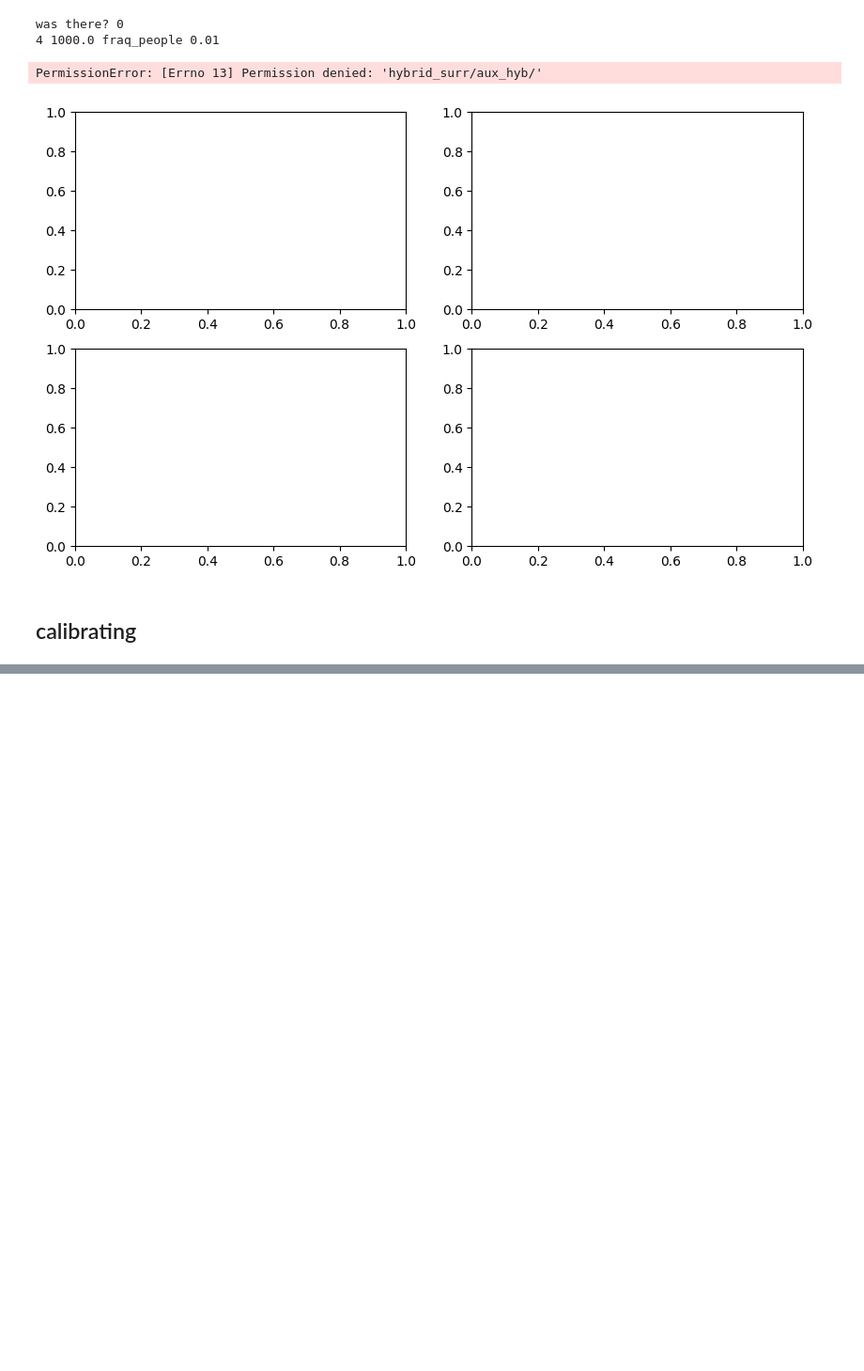
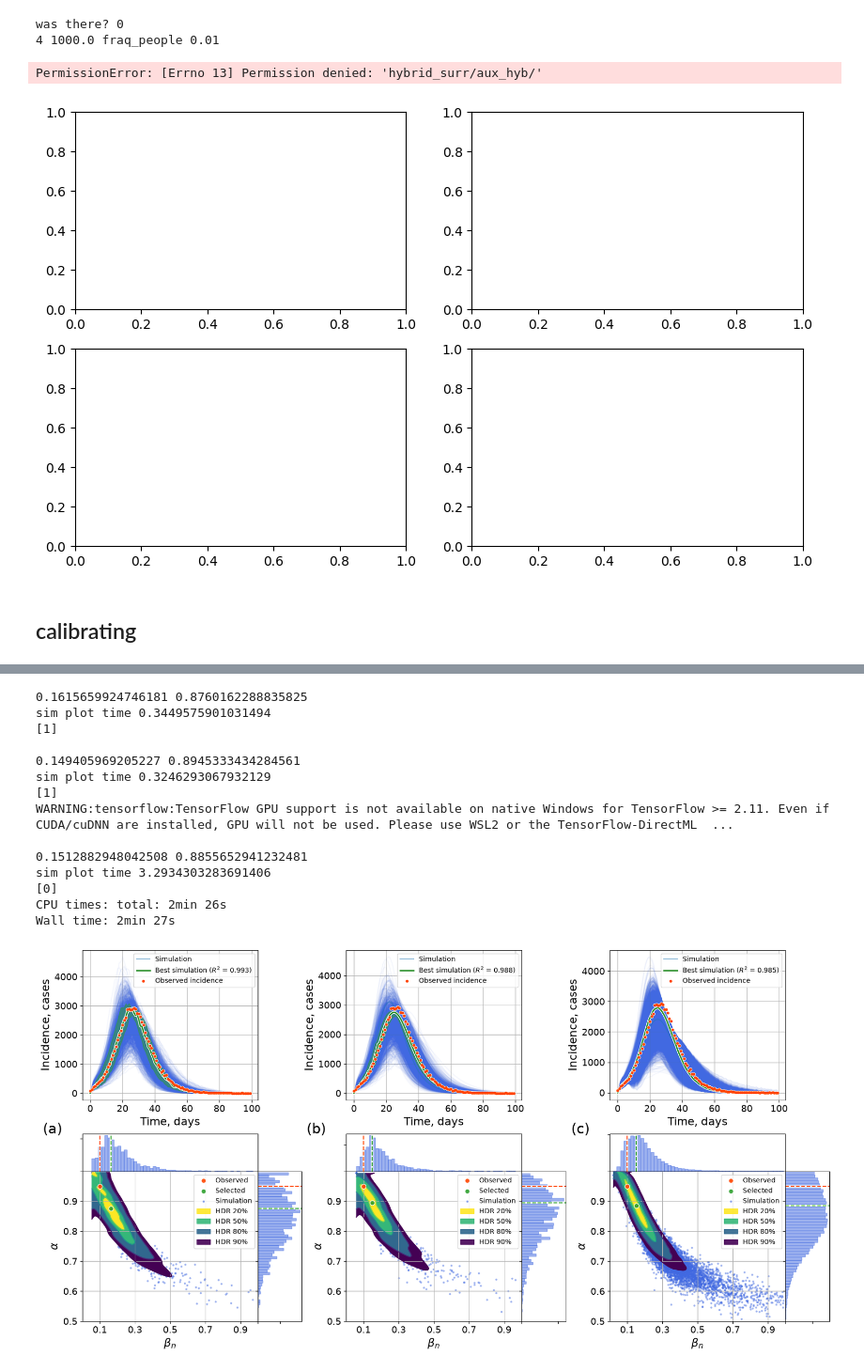
Before and after one commit to Mpkosh/hybrid-surrogate-mcp, a Jupyter notebook: examples.ipynb, the cells around one changed output, grey strips where cells are left out. Shown at 94% size. Drawn from its saved outputs; the diff is of its cells as text; code cells hidden in the pictures; blank space fills up the shorter version.

Commit message:
added funcs for forecast; new hybrid pymc idata with predictions for all days

```diff
--- a/examples.ipynb
+++ b/examples.ipynb
@@ -268,59 +447,74 @@ gs11 = gs[1,1].subgridspec(2, 2, wspace=0, hspace=0.,
                         height_ratios=[1, 4])
 gs12 = gs[1,2].subgridspec(2, 2, wspace=0, hspace=0.,
                         width_ratios=[4, 1],
                         height_ratios=[1, 4])
 top='ba'
 idata14 = az.from_netcdf(folder+f"ba_net_600_3.nc")
 idata7 = az.from_netcdf(folder+f"ba_hyb_600_3_s3_r3.nc")
 idata0 = az.from_netcdf(folder+f"ba_surr.nc").rename({"beta": "tau"})
 
 
 with_switch=np.array(False)
 with_df=np.array(False)
+n_hyb_runs=10
 num_runs=[1]
 frac=[1]
 gamma = 0.3
 delta=0.2
 n_nodes=100000
 network_params=[with_switch,num_runs,frac,
                 gamma,delta,n_nodes,top,koeff,shift]
 
-n_hyb_runs=1
+
 for gs_0i, gs_1i, idata_i,idx  in zip([gs00,gs01,gs02],
                                  [gs10,gs11,gs12],
                          [idata14,idata7,idata0],
                                      np.arange(3)):
-    if idx==2:
-        if idx==1:
-            n_hyb_runs=1
-            frac=[0.05]
-            with_switch=np.array(True)
-            network_params=[with_switch,num_runs,frac,gamma,
-                            delta,n_nodes,top,koeff,shift]
-        elif idx == 2:
-            n_hyb_runs=0
-            num_runs = [0]
-            frac=[1]
-            with_switch=np.array(False)
-            network_params=[with_switch,num_runs,frac,gamma,
-                            delta,n_nodes,top,koeff,shift]
 
-        ax_curves = fig.add_subplot(gs_0i[0])
+    if idx==1:
+        frac=[0.05]
+        with_switch=np.array(True)
+        network_params=[with_switch,num_runs,frac,gamma,
+                        delta,n_nodes,top,koeff,shift]
+    elif idx == 2:
+        num_runs = [0]
+        frac=[1]
+        with_switch=np.array(False)
+        network_params=[with_switch,num_runs,frac,gamma,
+                        delta,n_nodes,top,koeff,shift]
 
-        ax_up = fig.add_subplot(gs_1i[0])
-        ax_scatter = fig.add_subplot(gs_1i[2], sharex=ax_up)
-        ax_right = fig.add_subplot(gs_1i[3], sharey=ax_scatter)
+    ax_curves = fig.add_subplot(gs_0i[0])
 
-        plot_funcs.plot_calib(observed_data, idata_i,
-                       true_tau, true_alpha,
-                       network_params, pred=False,
-                              n_hyb_runs=n_hyb_runs,
-                             ax_curves=[ax_curves],
-                             ax_kde=[ax_up,ax_scatter,ax_right])
-        fontsize=14
-        ax_curves.annotate(labels[idx], xy=(0, 0), xycoords='axes fraction',
-                               xytext=(-30, -50), textcoords='offset points',
-                               fontsize=1.5*fontsize, ha='right', va='baseline')
+    ax_up = fig.add_subplot(gs_1i[0])
+    ax_scatter = fig.add_subplot(gs_1i[2], sharex=ax_up)
+    ax_right = fig.add_subplot(gs_1i[3], sharey=ax_scatter)
+
+    beta_mode, alpha_mode = plot_funcs.plot_calib(observed_data, idata_i,
+                   true_tau, true_alpha,
+                   network_params, pred=False,
+                          n_hyb_runs=n_hyb_runs,
+                         ax_curves=[ax_curves],
+                         ax_kde=[ax_up,ax_scatter,ax_right])
+    fontsize=14
+    ax_curves.annotate(labels[idx], xy=(0, 0), xycoords='axes fraction',
+                           xytext=(-30, -50), textcoords='offset points',
+                           fontsize=1.5*fontsize, ha='right', va='baseline')
 
 #plt.savefig(f'results/ba_all_appr.pdf', bbox_inches='tight')
 #plt.savefig(f'results/ba_all_appr.png', bbox_inches='tight')
+# %% [output]
+0.1615659924746181 0.8760162288835825
+sim plot time 0.3449575901031494
+[1]
+
+0.149405969205227 0.8945333434284561
+sim plot time 0.3246293067932129
+[1]
+WARNING:tensorflow:TensorFlow GPU support is not available on native Windows for TensorFlow >= 2.11. Even if CUDA/cuDNN are installed, GPU will not be used. Please use WSL2 or the TensorFlow-DirectML  ...
+
+0.1512882948042508 0.8855652941232481
+sim plot time 3.2934303283691406
+[0]
+CPU times: total: 2min 26s
+Wall time: 2min 27s
+[figure, added]
```
Also changed, not shown: parts of 17 cells of this notebook, 13 other files.
